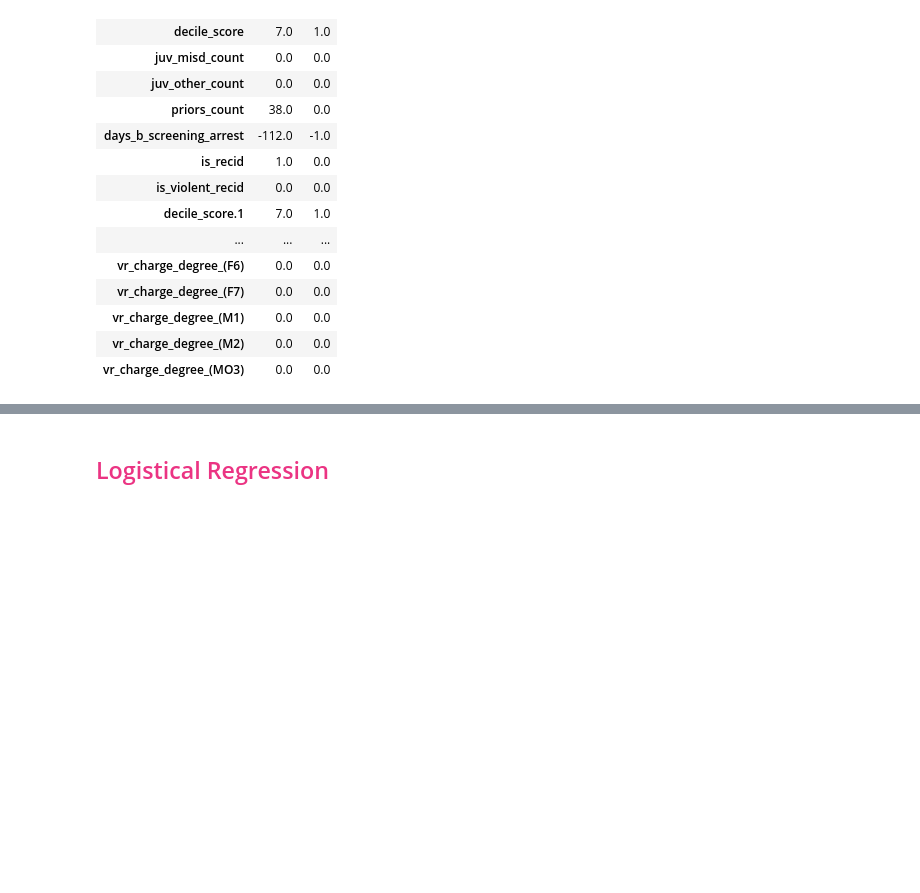
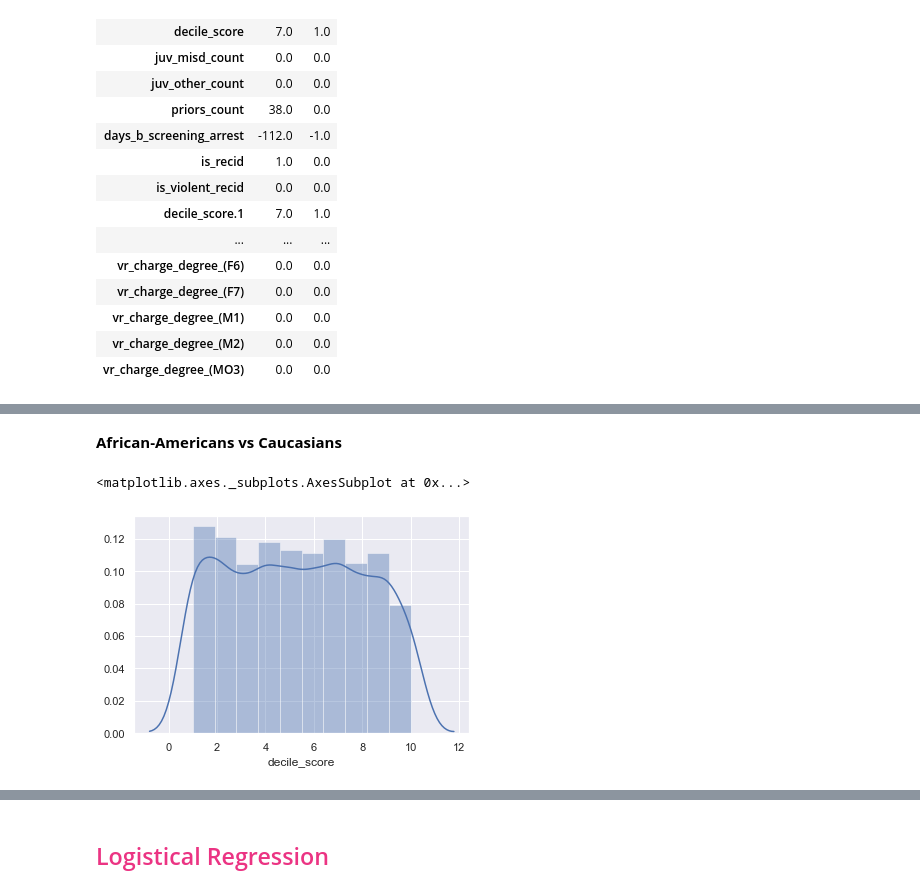
Before and after one commit to fadilf/iXRemote-COMPAS, a Jupyter notebook: COMPAS Analysis 1.ipynb, the cells around one changed output, grey strips where cells are left out. Saved outputs shown, nothing was run; the diff lists cells and outputs as text; code cells hidden in the pictures; blank space fills up the shorter version.

```diff
--- a/COMPAS Analysis 1.ipynb
+++ b/COMPAS Analysis 1.ipynb
@@ -102,0 +95,6 @@ dtype: object
+# %%
+df = df[
+    (df.days_b_screening_arrest <= 30) &
+    (df.days_b_screening_arrest >= -30) &
+    (df.c_charge_degree != 'O')
+]
@@ -127,3 +157,34 @@ df.head()
+# %%
+drop_columns_irrel = [
+    "id",
+    "name",
+    "first",
+    "last",
+    "compas_screening_date",
+    "dob",
+    "age_cat",
+    "days_b_screening_arrest",
+    "c_jail_in",
+    "c_jail_out",
+    "c_case_number",
+    "c_days_from_compas",
+    "c_charge_desc",
+    "type_of_assessment",
+    "screening_date",
+    "v_type_of_assessment",
+    "v_decile_score",
+    "v_score_text",
+    "v_screening_date",
+    "in_custody",
+    "out_custody",
+    "score_text",
+    "start",
+    "end",
+    "event",
+    "decile_score.1",
+    "priors_count.1"
+]
+df = df.drop(columns=drop_columns_irrel)
 # %% [markdown]
 ## <font color='#eb3483'> Understanding The Top Offenders </font>
 # %%
@@ -169,0 +259,10 @@ find_min_max_in('priors_count')
+# %%
+compas_pred_hist = df[["race", "decile_score", "two_year_recid"]]
+compas_pred_hist["compas_acc"] = compas_pred_hist["decile_score"] - compas_pred_hist["two_year_recid"]
+# %% [markdown]
+**African-Americans vs Caucasians**
+# %%
+sns.distplot(compas_pred_hist[compas_pred_hist.race=="African-American"].decile_score, bins=10)
+# %% [output]
+<matplotlib.axes._subplots.AxesSubplot at 0x...>
+[figure, added]
```
Also changed, not shown: parts of 50 cells of this notebook.
